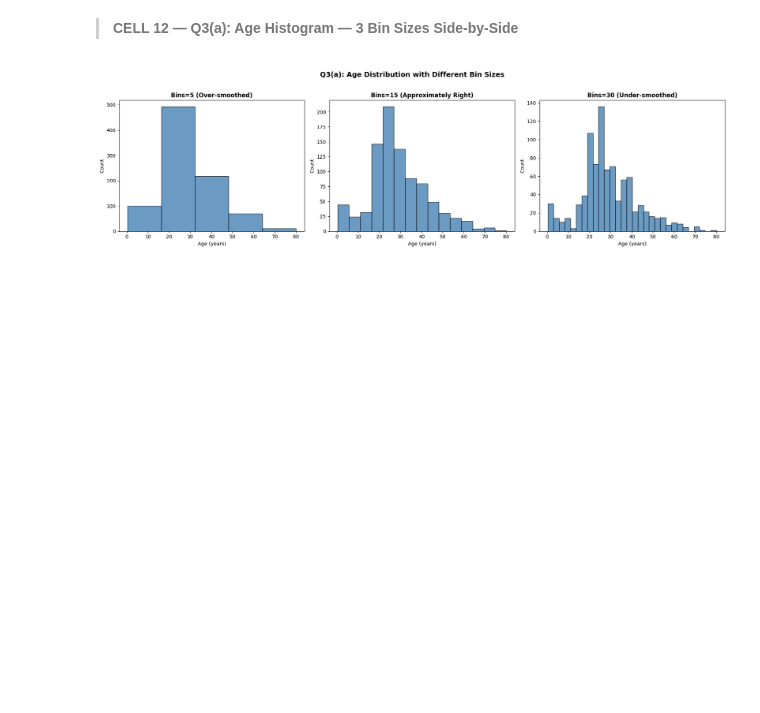
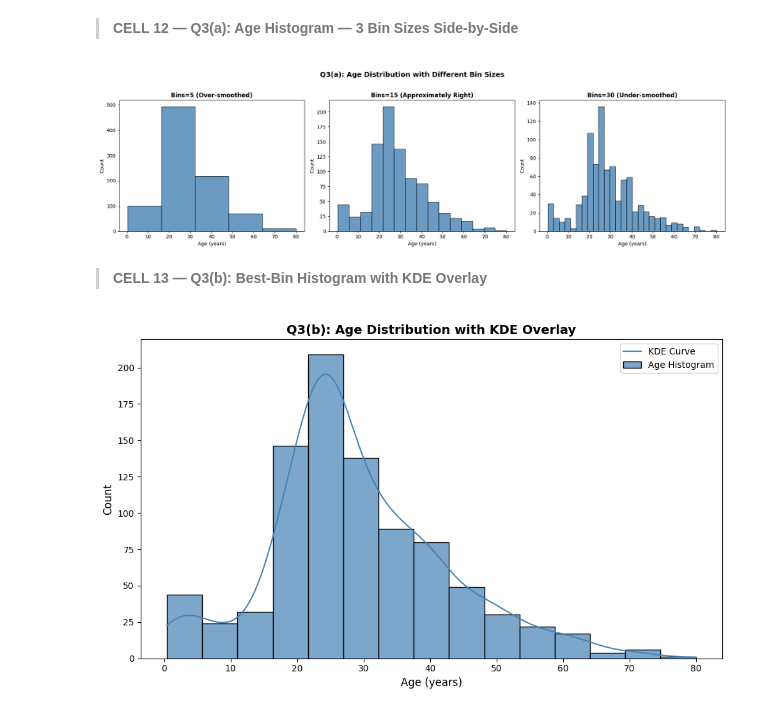
Before and after one commit to MuhammadAhmad1078/Titanic-Dataset-Exploratory-Analysis, a Jupyter notebook: 22F-8814-A2-Dataviz.ipynb, the cells around one changed output. Cells and saved outputs as stored; diff of their text form; code cells hidden in the pictures; blank space fills up the shorter version.

Commit message:
feat:Age distribuition with KDE Overlay

```diff
--- a/22F-8814-A2-Dataviz.ipynb
+++ b/22F-8814-A2-Dataviz.ipynb
@@ -333,2 +344,19 @@ plt.show()
 # %% [output]
 [figure]
+# %% [markdown]
+> **CELL 13 — Q3(b): Best-Bin Histogram with KDE Overlay**
+# %%
+fig, ax = plt.subplots(figsize=(10, 6))
+
+sns.histplot(df['age'], bins=15, kde=True, color='steelblue',
+             edgecolor='black', alpha=0.7, ax=ax)
+
+ax.set_title('Q3(b): Age Distribution with KDE Overlay', fontsize=14, fontweight='bold')
+ax.set_xlabel('Age (years)', fontsize=12)
+ax.set_ylabel('Count', fontsize=12)
+ax.legend(['KDE Curve', 'Age Histogram'], loc='upper right')
+
+plt.tight_layout()
+plt.show()
+# %% [output]
+[figure, added]
```
Also changed, not shown: parts of 1 cell of this notebook.
